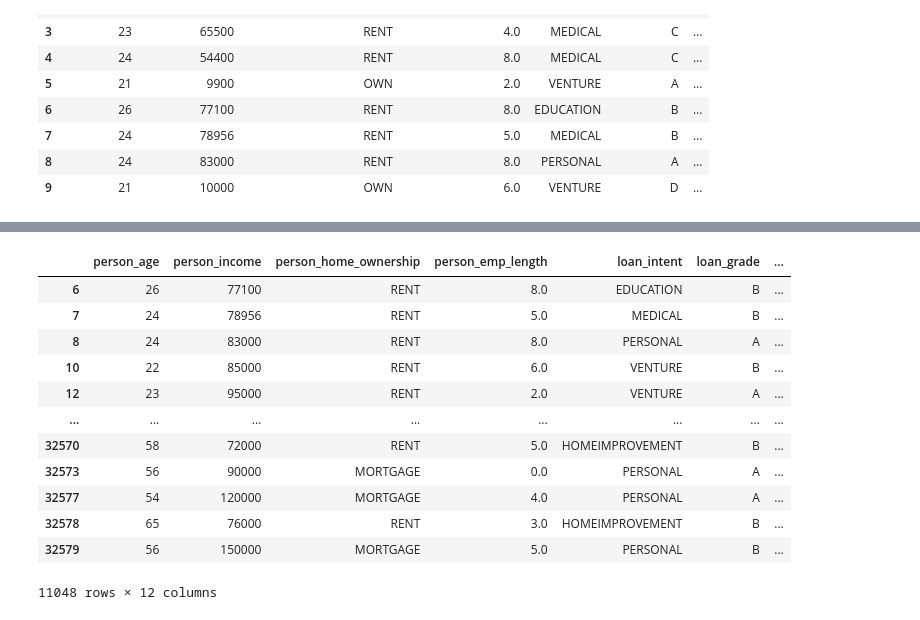
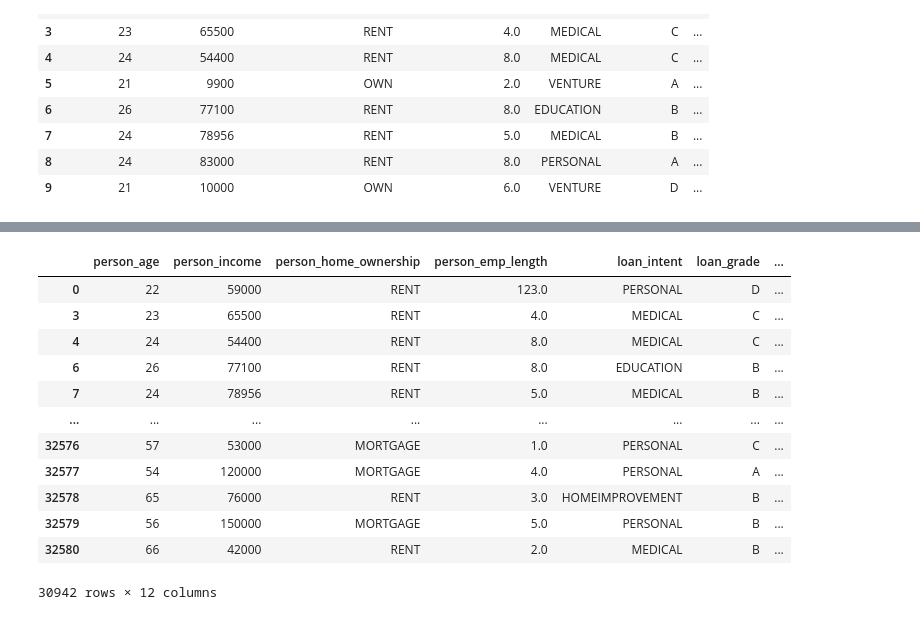
Before and after one commit to marcosmhs/AnaliseCredito, a Jupyter notebook: AnaliseCredito.ipynb, the cells around one changed output, grey strips where cells are left out. Saved outputs shown, nothing was run; the diff lists cells and outputs as text; code cells hidden in the pictures.

```diff
--- a/AnaliseCredito.ipynb
+++ b/AnaliseCredito.ipynb
@@ -39,17 +63,17 @@ dados.describe()
 # %%
-#listando pessoas com renda maior que 70000
-dados[dados['person_income'] >= 70000]
+#lista pessoas com renda pessoal acima de 23000
+dados[dados['person_income'] >= 23000]
 # %% [output]
 |  | person_age | person_income | person_home_ownership | person_emp_length | loan_intent | loan_grade | ... |
+| 0 | 22 | 59000 | RENT | 123.0 | PERSONAL | D | ... |
+| 3 | 23 | 65500 | RENT | 4.0 | MEDICAL | C | ... |
+| 4 | 24 | 54400 | RENT | 8.0 | MEDICAL | C | ... |
 | 6 | 26 | 77100 | RENT | 8.0 | EDUCATION | B | ... |
 | 7 | 24 | 78956 | RENT | 5.0 | MEDICAL | B | ... |
-| 8 | 24 | 83000 | RENT | 8.0 | PERSONAL | A | ... |
-| 10 | 22 | 85000 | RENT | 6.0 | VENTURE | B | ... |
-| 12 | 23 | 95000 | RENT | 2.0 | VENTURE | A | ... |
 | ... | ... | ... | ... | ... | ... | ... | ... |
-| 32570 | 58 | 72000 | RENT | 5.0 | HOMEIMPROVEMENT | B | ... |
-| 32573 | 56 | 90000 | MORTGAGE | 0.0 | PERSONAL | A | ... |
+| 32576 | 57 | 53000 | MORTGAGE | 1.0 | PERSONAL | C | ... |
 | 32577 | 54 | 120000 | MORTGAGE | 4.0 | PERSONAL | A | ... |
 | 32578 | 65 | 76000 | RENT | 3.0 | HOMEIMPROVEMENT | B | ... |
 | 32579 | 56 | 150000 | MORTGAGE | 5.0 | PERSONAL | B | ... |
+| 32580 | 66 | 42000 | RENT | 2.0 | MEDICAL | B | ... |
-11048 rows × 12 columns
+30942 rows × 12 columns
```
Also changed, not shown: parts of 16 cells of this notebook, 1 other file.
